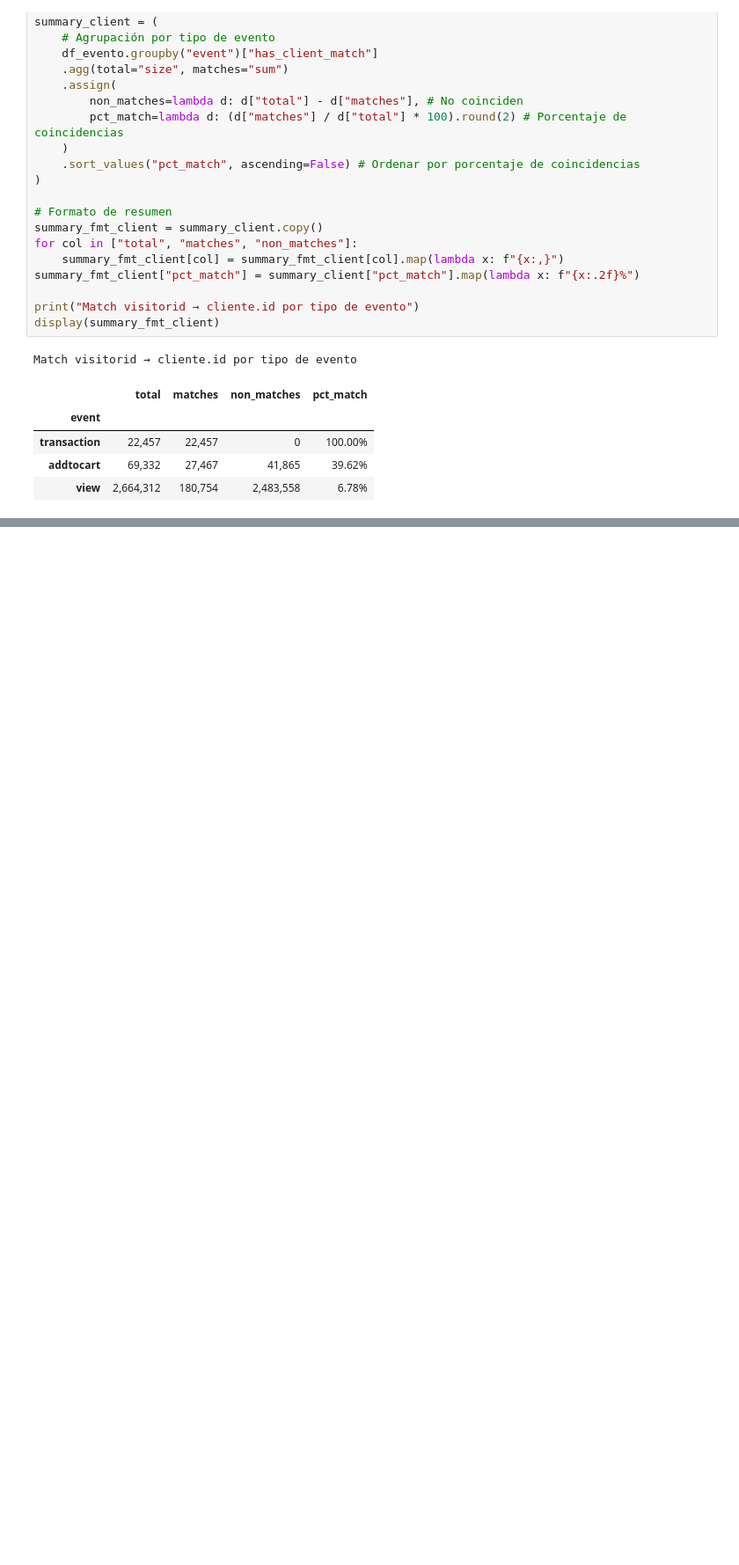
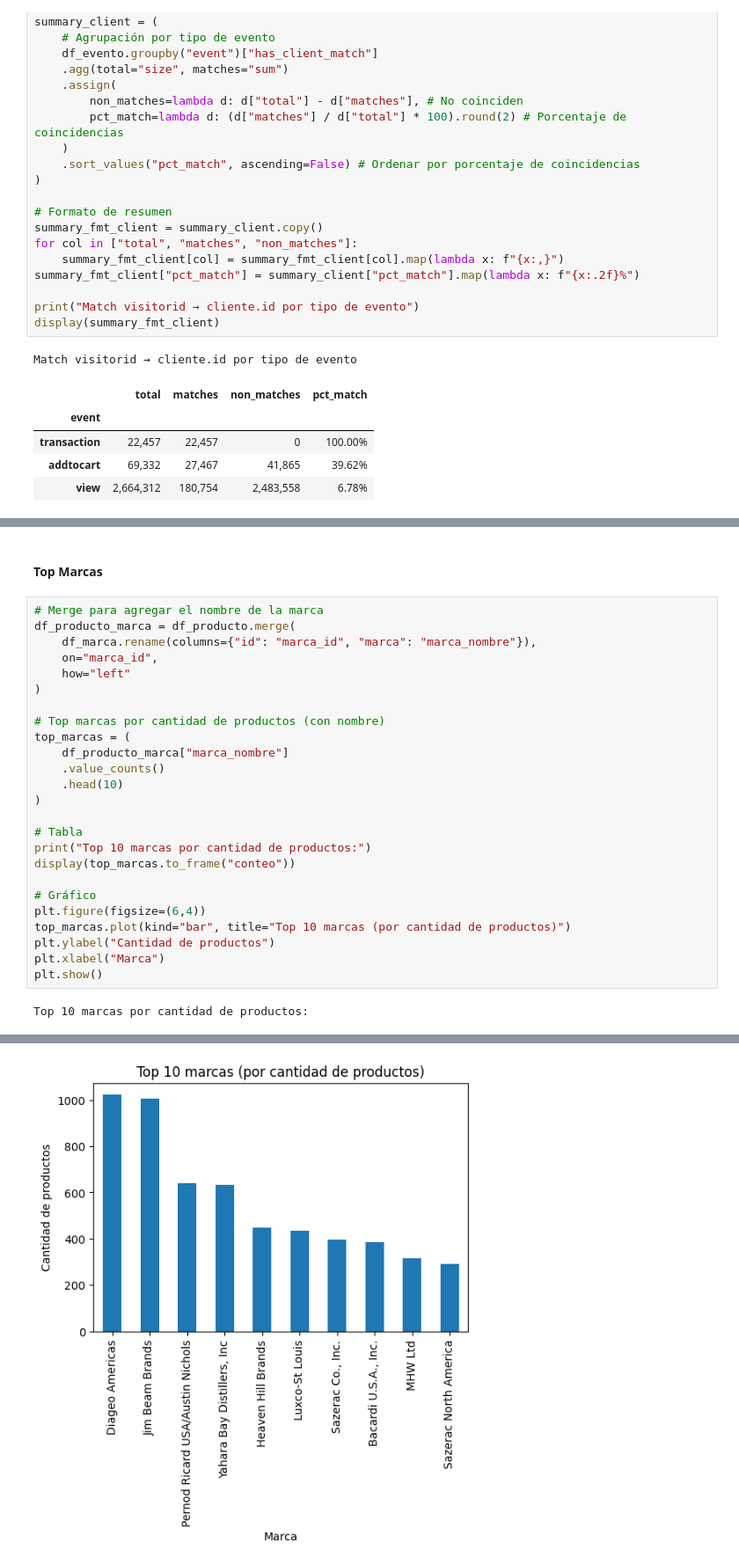
Before and after one commit to LeivaDiego/MLOps-Lab2, a Jupyter notebook: data_understanding.ipynb, the cells around one changed output, grey strips where cells are left out. Shown at 88% size. Saved outputs shown, nothing was run; the diff lists cells and outputs as text; blank space fills up the shorter version.

```diff
--- a/data_understanding.ipynb
+++ b/data_understanding.ipynb
@@ -410,0 +515,29 @@ Match visitorid → cliente.id por tipo de evento
+# %% [markdown]
+#### Top Marcas
+# %%
+# Merge para agregar el nombre de la marca
+df_producto_marca = df_producto.merge(
+    df_marca.rename(columns={"id": "marca_id", "marca": "marca_nombre"}),
+    on="marca_id",
+    how="left"
+)
+
+# Top marcas por cantidad de productos (con nombre)
+top_marcas = (
+    df_producto_marca["marca_nombre"]
+    .value_counts()
+    .head(10)
+)
+
+# Tabla
+print("Top 10 marcas por cantidad de productos:")
+display(top_marcas.to_frame("conteo"))
+
+# Gráfico
+plt.figure(figsize=(6,4))
+top_marcas.plot(kind="bar", title="Top 10 marcas (por cantidad de productos)")
+plt.ylabel("Cantidad de productos")
+plt.xlabel("Marca")
+plt.show()
+# %% [output]
+Top 10 marcas por cantidad de productos:
@@ -410,0 +556 @@ Match visitorid → cliente.id por tipo de evento
+[figure, added]
```
Also changed, not shown: parts of 23 cells of this notebook.
